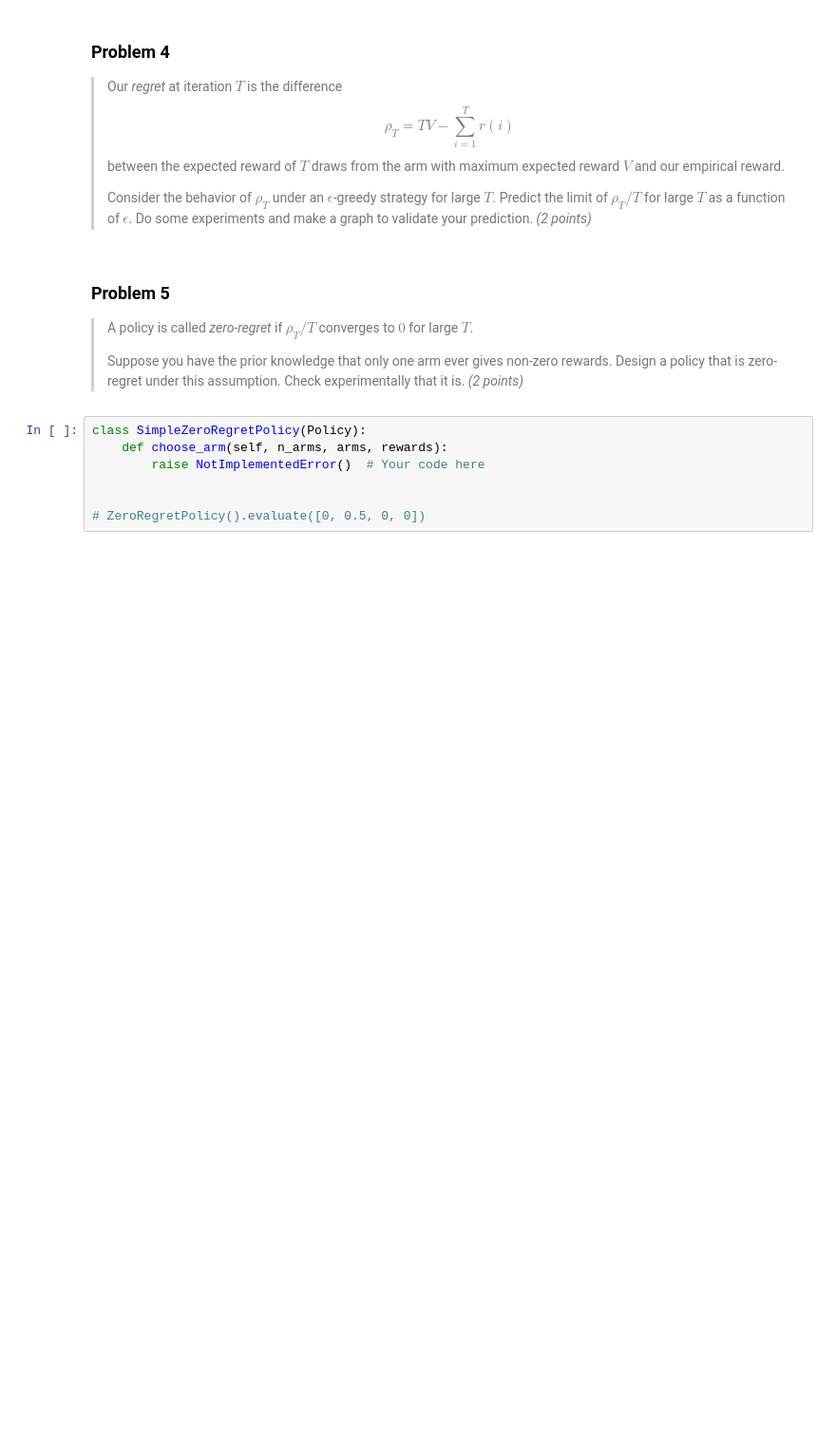
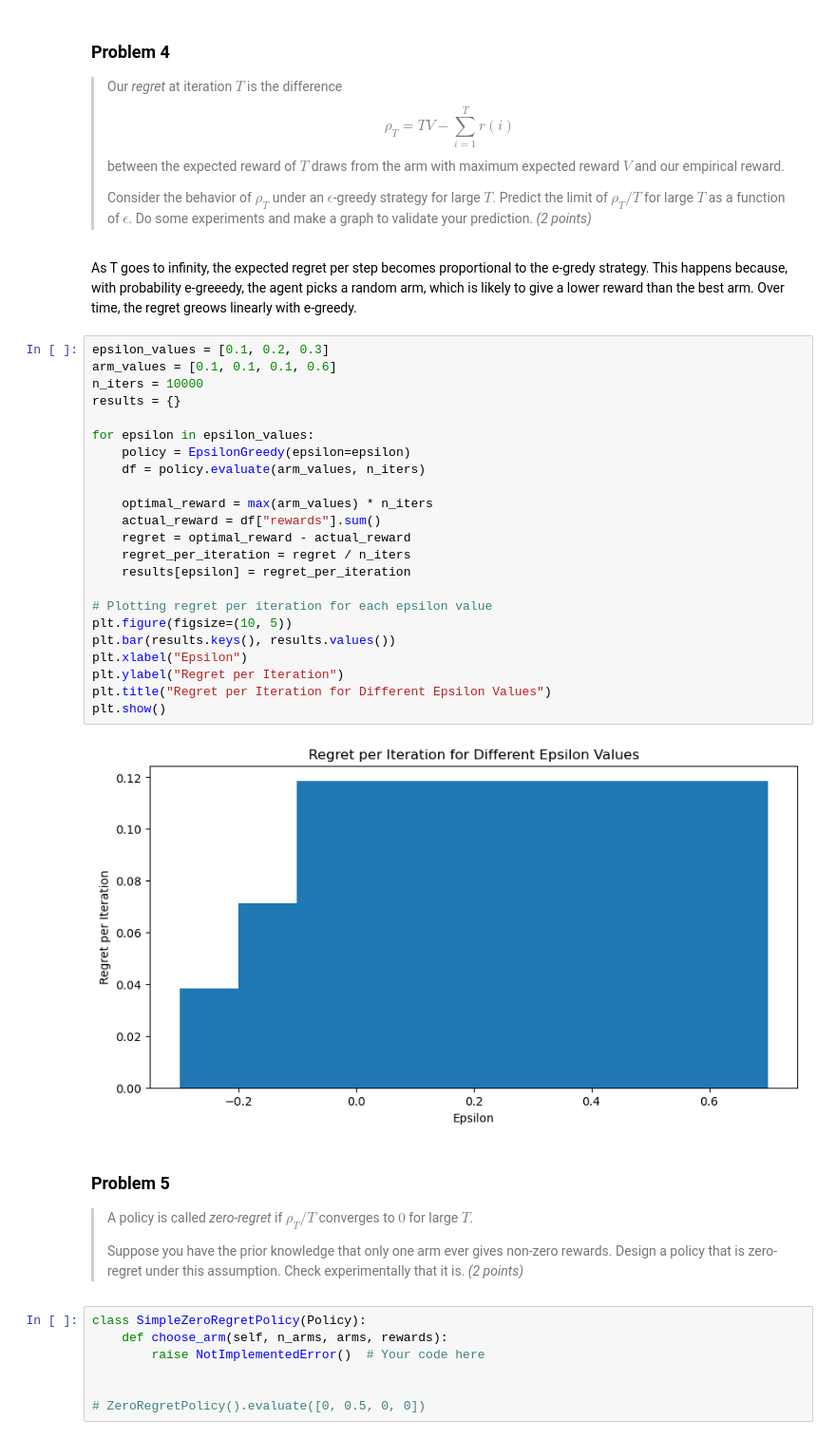
Before and after one commit to Davidpereira2803/IML_Assigments, a Jupyter notebook: Assignment2/homework_2.ipynb, the cells around one changed output. Shown: that part at 95% size. Saved outputs shown, nothing was run; the diff lists cells and outputs as text; blank space fills up the shorter version.

```diff
--- a/Assignment2/homework_2.ipynb
+++ b/Assignment2/homework_2.ipynb
@@ -99,6 +122,35 @@ $$
 > between the expected reward of $T$ draws from the arm with maximum expected reward $V$ and our empirical reward.
 >
 > Consider the behavior of $\rho_T$ under an $\epsilon$-greedy strategy for large $T.$ Predict the limit of $\rho_T/T$ for large $T$ as a function of $\epsilon$. Do some experiments and make a graph to validate your prediction. _(2 points)_
+# %% [markdown]
+As T goes to infinity, the expected regret per step becomes proportional to the e-gredy strategy.
+This happens because, with probability e-greeedy, the agent picks a random arm, which is likely to give a lower reward than the best arm.
+Over time, the regret greows linearly with e-greedy.
+# %%
+epsilon_values = [0.1, 0.2, 0.3]
+arm_values = [0.1, 0.1, 0.1, 0.6]
+n_iters = 10000
+results = {}
+
+for epsilon in epsilon_values:
+    policy = EpsilonGreedy(epsilon=epsilon)
+    df = policy.evaluate(arm_values, n_iters)
+
+    optimal_reward = max(arm_values) * n_iters
+    actual_reward = df["rewards"].sum()
+    regret = optimal_reward - actual_reward
+    regret_per_iteration = regret / n_iters
+    results[epsilon] = regret_per_iteration
+
+# Plotting regret per iteration for each epsilon value
+plt.figure(figsize=(10, 5))
+plt.bar(results.keys(), results.values())
+plt.xlabel("Epsilon")
+plt.ylabel("Regret per Iteration")
+plt.title("Regret per Iteration for Different Epsilon Values")
+plt.show()
+# %% [output]
+[figure, added]
 # %% [markdown]
 ### Problem 5
 
```
Also changed, not shown: parts of 15 cells of this notebook, 2 other files.
